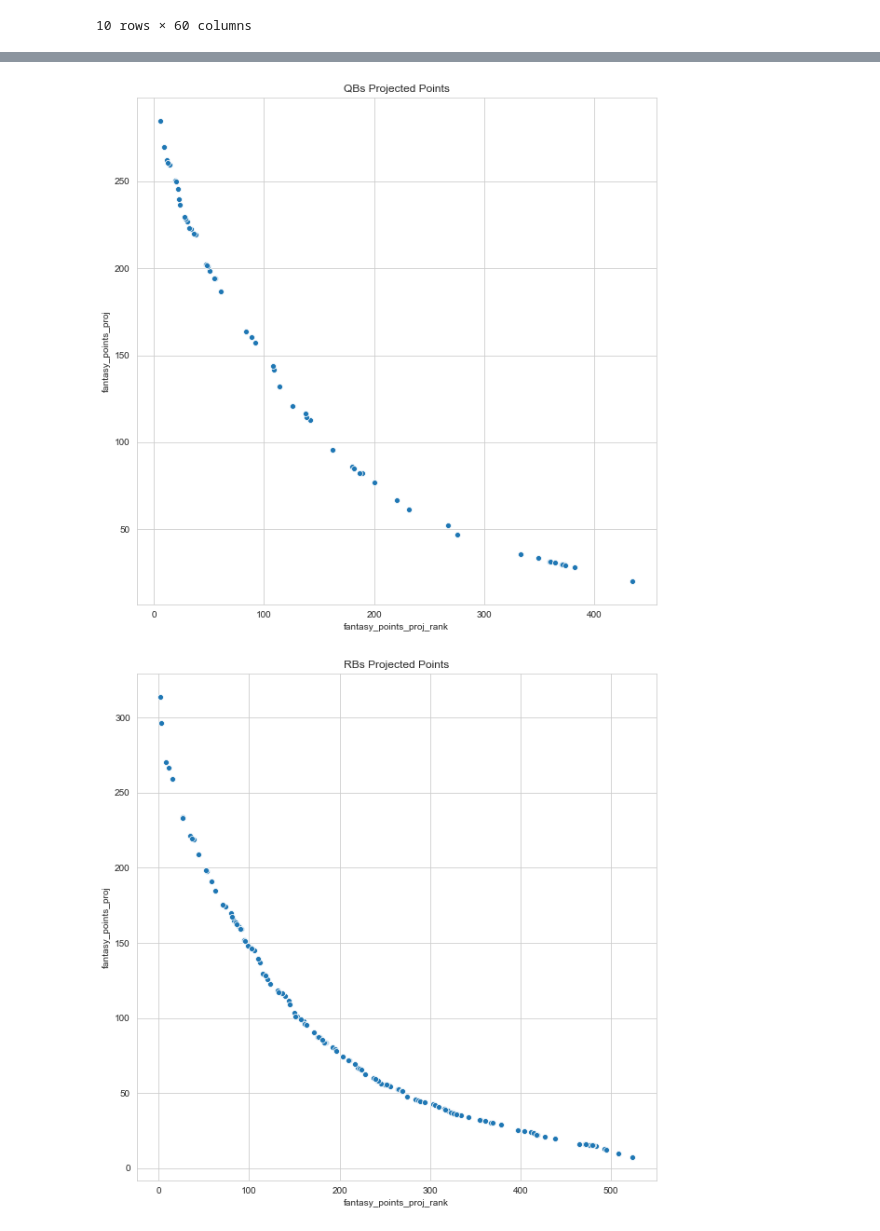
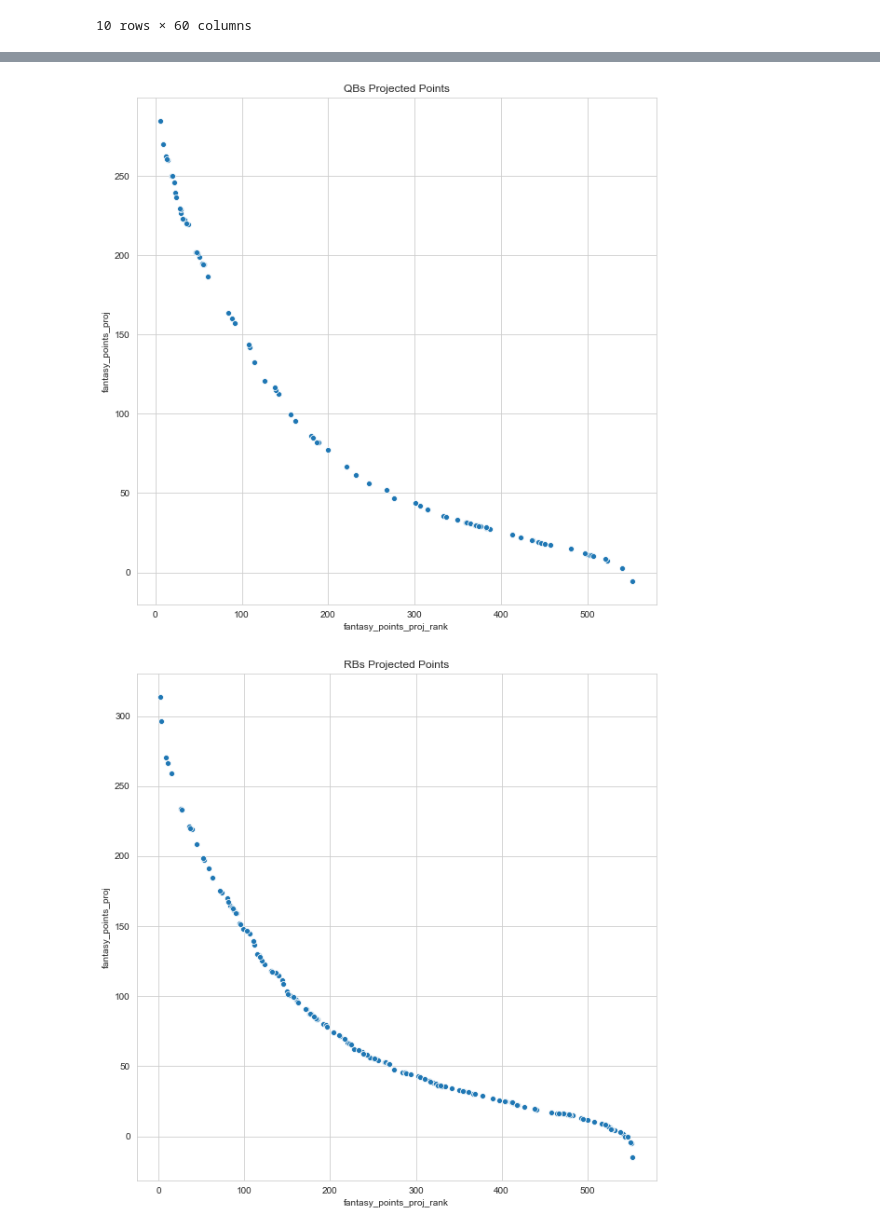
Before and after one commit to JoshKepler/Portfolio, a Jupyter notebook: NFL Project/Combined Season Prediction.ipynb, the cells around one changed output, grey strips where cells are left out. Cells and saved outputs as stored; diff of their text form; code cells hidden in the pictures.

```diff
--- a/NFL Project/Combined Season Prediction.ipynb
+++ b/NFL Project/Combined Season Prediction.ipynb
@@ -257,12 +269,12 @@ combined_df[combined_df['pos'] == 'TE'].sort_values(by='fantasy_points_proj', as
 # %%
 combined_df['fantasy_points_proj/G_rank'] = combined_df['fantasy_points_proj/G'].rank(ascending=False)
 combined_df['fantasy_points_proj_rank'] = combined_df['fantasy_points_proj'].rank(ascending=False)
 
 
 for pos in pos_list:
     fig, ax = plt.subplots(figsize=[10,10])
     plt.title(pos+'s Projected Points')
-    sns.scatterplot(data = combined_df[(combined_df['games_y_pred_gbf'] >= 4) & (combined_df['pos'] == pos)], y='fantasy_points_proj', x='fantasy_points_proj_rank',  legend='full')
+    sns.scatterplot(data = combined_df[combined_df['pos'] == pos], y='fantasy_points_proj', x='fantasy_points_proj_rank',  legend='full')
 # %% [output]
-[figure, old version]
+[figure, new version]
-[figure, old version]
+[figure, new version]
```
Also changed, not shown: parts of 13 cells of this notebook.
